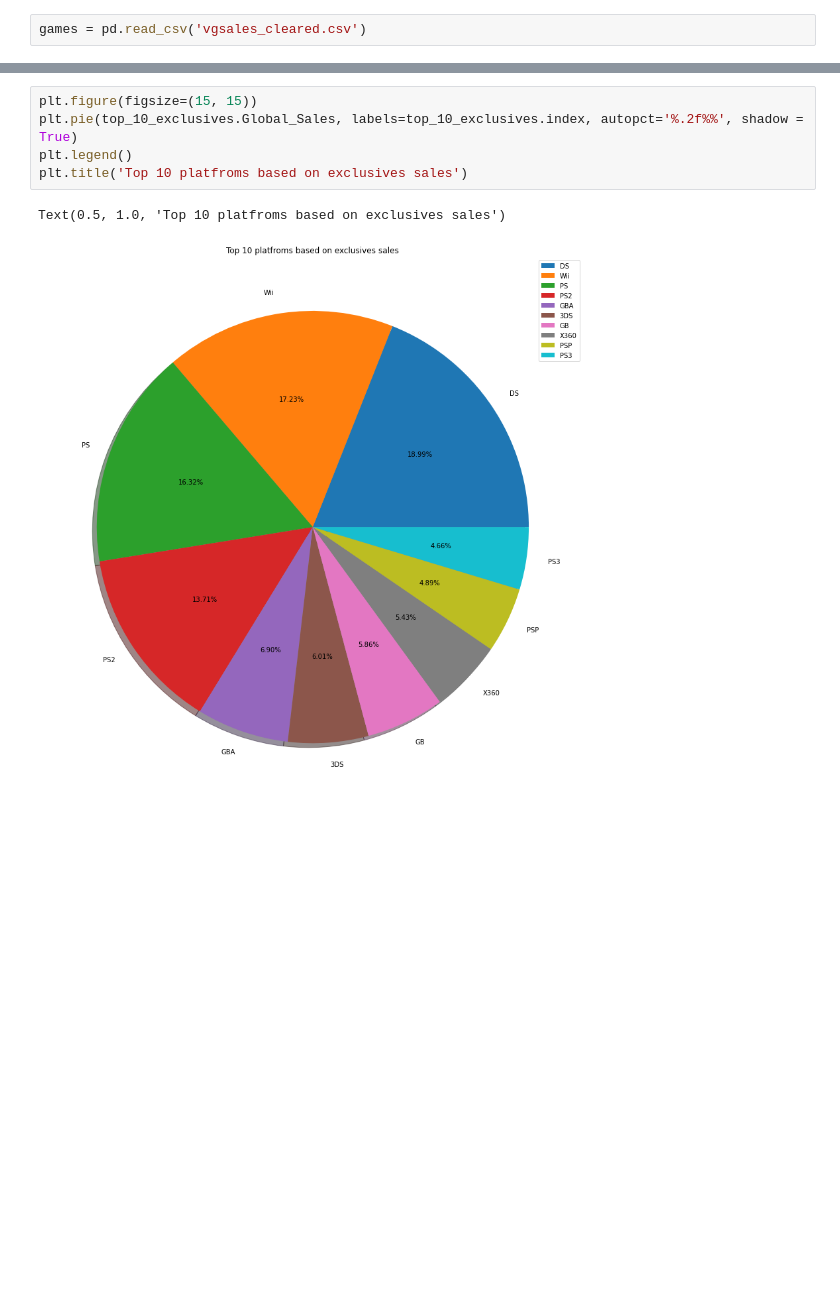
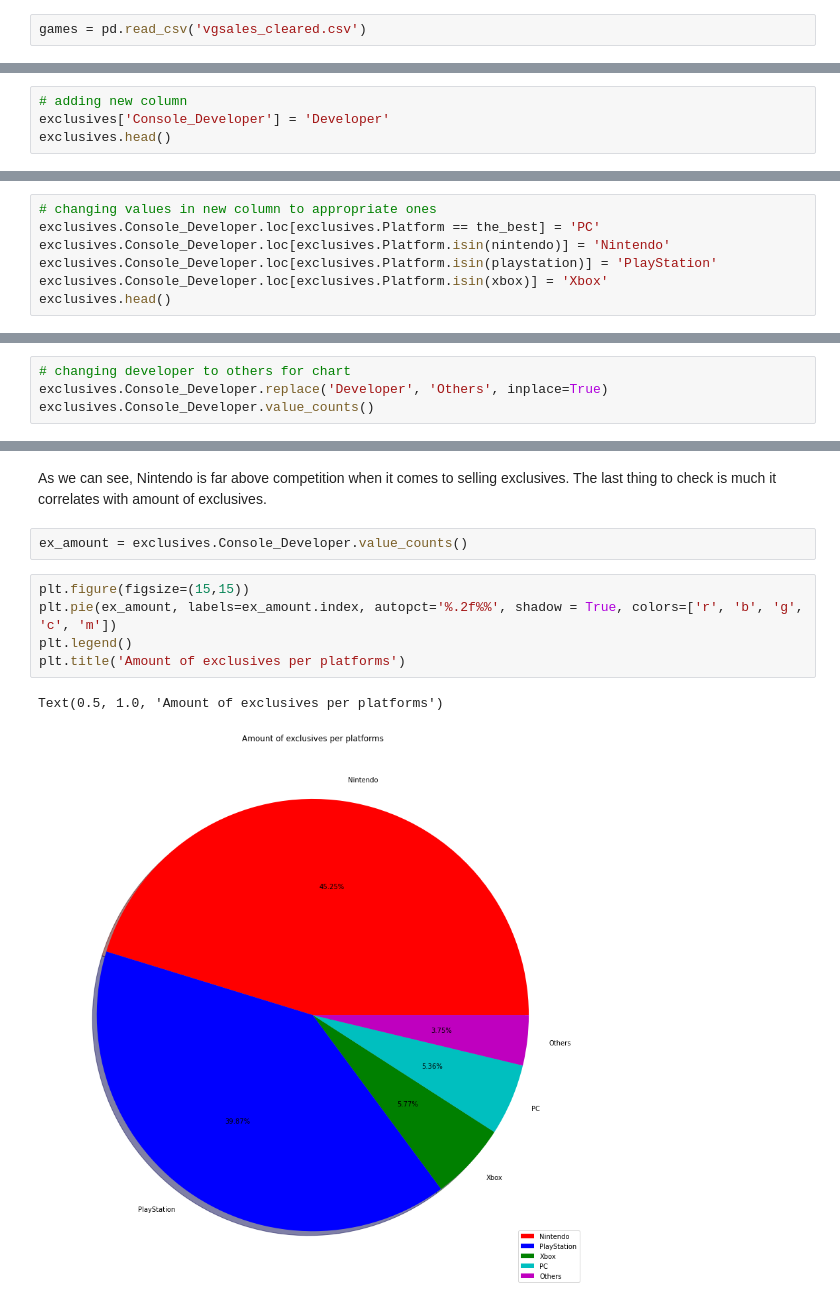
Before and after one commit to XOMIC/Data-Analytics-Projects, a Jupyter notebook: Games-Sales-Data/exclusives.ipynb, the cells around one changed output, grey strips where cells are left out. Saved outputs shown, nothing was run; the diff lists cells and outputs as text; blank space fills up the shorter version.

```diff
--- a/Games-Sales-Data/exclusives.ipynb
+++ b/Games-Sales-Data/exclusives.ipynb
@@ -50,0 +48,4 @@ top_10_exclusives
+# %%
+# adding new column
+exclusives['Console_Developer'] = 'Developer'
+exclusives.head()
@@ -50,0 +64,7 @@ top_10_exclusives
+# %%
+# changing values in new column to appropriate ones
+exclusives.Console_Developer.loc[exclusives.Platform == the_best] = 'PC'
+exclusives.Console_Developer.loc[exclusives.Platform.isin(nintendo)] = 'Nintendo'
+exclusives.Console_Developer.loc[exclusives.Platform.isin(playstation)] = 'PlayStation'
+exclusives.Console_Developer.loc[exclusives.Platform.isin(xbox)] = 'Xbox'
+exclusives.head()
@@ -50,0 +86,4 @@ top_10_exclusives
+# %%
+# changing developer to others for chart
+exclusives.Console_Developer.replace('Developer', 'Others', inplace=True)
+exclusives.Console_Developer.value_counts()
@@ -51,8 +113,12 @@ top_10_exclusives
+# %% [markdown]
+As we can see, Nintendo is far above competition when it comes to selling exclusives. The last thing to check is much it correlates with amount of exclusives.
+# %%
+ex_amount = exclusives.Console_Developer.value_counts()
 # %%
-plt.figure(figsize=(15, 15))
-plt.pie(top_10_exclusives.Global_Sales, labels=top_10_exclusives.index, autopct='%.2f%%', shadow = True)
+plt.figure(figsize=(15,15))
+plt.pie(ex_amount, labels=ex_amount.index, autopct='%.2f%%', shadow = True, colors=['r', 'b', 'g', 'c', 'm'])
 plt.legend()
-plt.title('Top 10 platfroms based on exclusives sales')
+plt.title('Amount of exclusives per platforms')
 # %% [output]
-Text(0.5, 1.0, 'Top 10 platfroms based on exclusives sales')
+Text(0.5, 1.0, 'Amount of exclusives per platforms')
-[figure, old version]
+[figure, new version]
```
Also changed, not shown: parts of 14 cells of this notebook.
